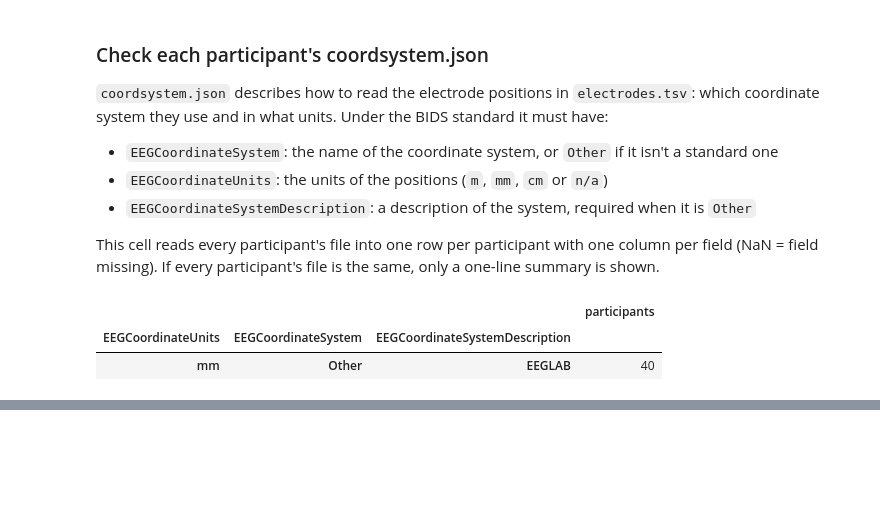
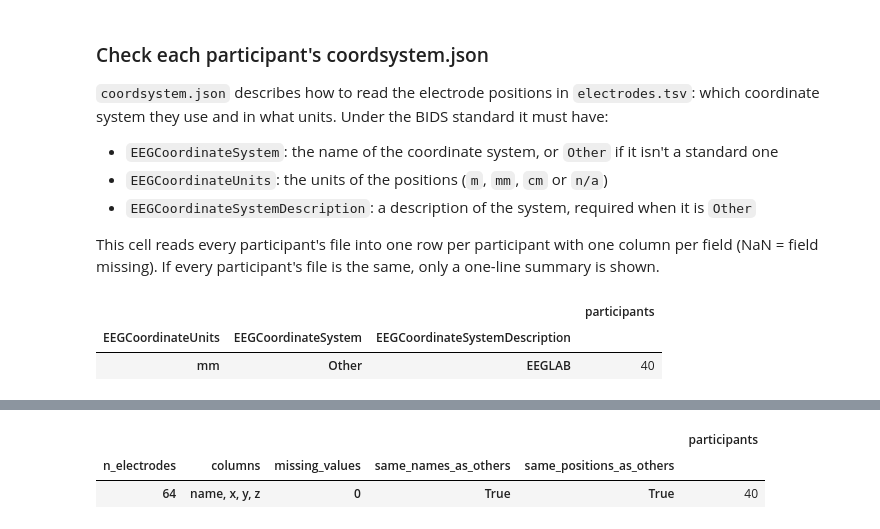
Before and after one commit to davisbone/Harmonic-EEG, a Jupyter notebook: MS2wranglingData.ipynb, the cells around one changed output, grey strips where cells are left out. Drawn from its saved outputs; the diff is of its cells as text; code cells hidden in the pictures; blank space fills up the shorter version.

```diff
--- a/MS2wranglingData.ipynb
+++ b/MS2wranglingData.ipynb
@@ -224,0 +236,36 @@ if len(coord_summary) > 1:
+# %%
+# Read every participant's electrodes.tsv ("n/a" and blanks are read as missing)
+electrodes = {f.name.split("_")[0]: pd.read_csv(f, sep="\t")
+              for f in sorted(root.glob("sub-*/eeg/*_electrodes.tsv"))}
+
+# The most common electrode name list (in order), to compare each participant against
+usual_electrodes = pd.Series([tuple(e["name"]) for e in electrodes.values()]).mode()[0]
+
+# The most common set of positions (x, y, z for each electrode, in order), to compare against
+usual_positions = pd.Series([tuple(e[["x", "y", "z"]].itertuples(index=False))
+                             for e in electrodes.values()]).mode()[0]
+
+# One row per participant summarizing their electrodes.tsv
+rows = []
+for participant, e in electrodes.items():
+    rows.append({
+        "participant": participant,
+        "n_electrodes": len(e),
+        "columns": ", ".join(e.columns),
+        "missing_values": e.isna().sum().sum(),
+        "same_names_as_others": tuple(e["name"]) == usual_electrodes,
+        "same_positions_as_others": tuple(e[["x", "y", "z"]].itertuples(index=False)) == usual_positions,
+    })
+electrode_report = pd.DataFrame(rows).set_index("participant")
+
+# How many participants share each combination of results (dropna=False keeps missing values)
+electrode_summary = electrode_report.value_counts(dropna=False).to_frame("participants")
+display(electrode_summary)
+
+# Full report only if participants' files differ
+if len(electrode_summary) > 1:
+    display(electrode_report)
+# %% [output]
+|  |  |  |  |  | participants |
+| n_electrodes | columns | missing_values | same_names_as_others | same_positions_as_others |  |
+| 64 | name, x, y, z | 0 | True | True | 40 |
```
Also changed, not shown: parts of 5 cells of this notebook.
